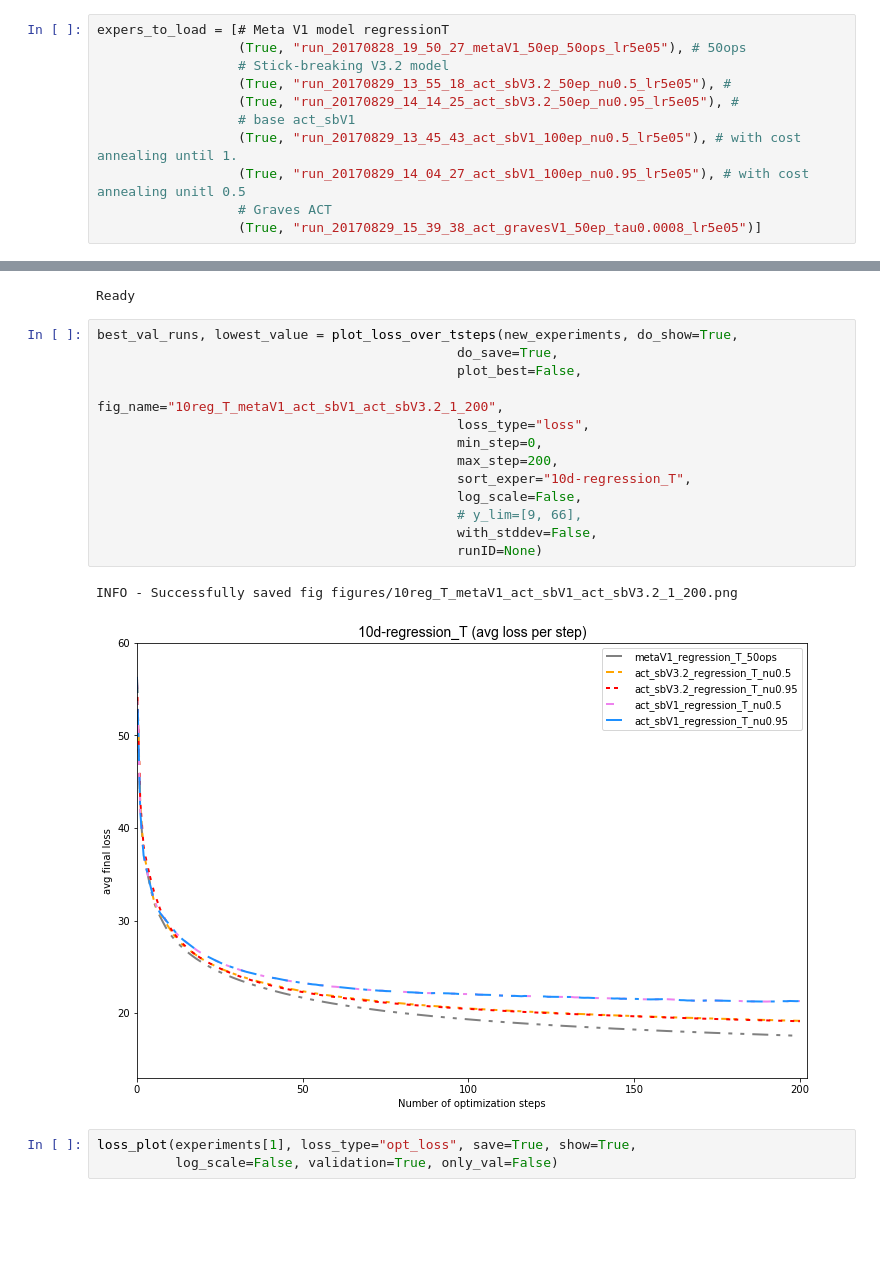
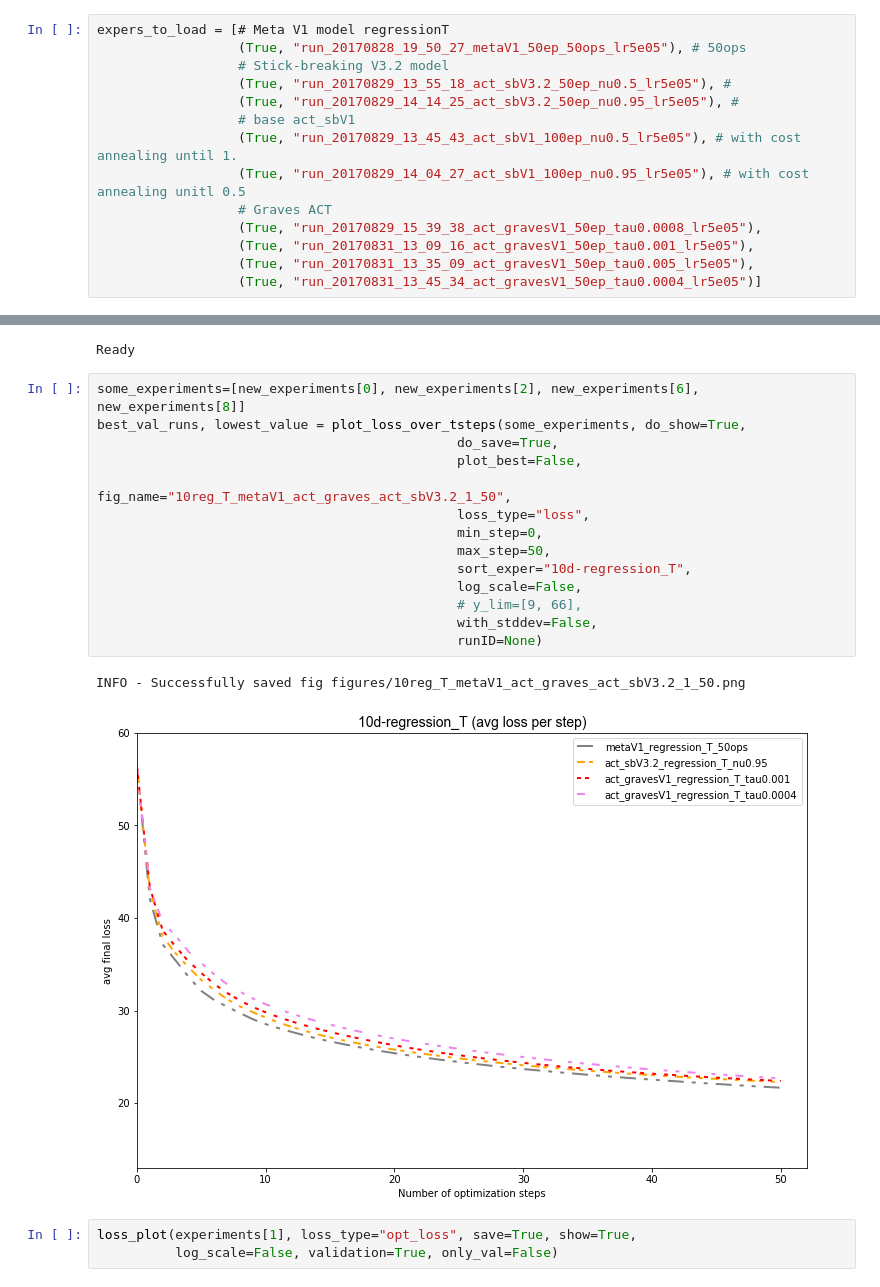
Before and after one commit to toologicbv/meta_learner, a Jupyter notebook: regressionT_results_actsb_3.ipynb, the cells around one changed output, grey strips where cells are left out. Drawn from its saved outputs; the diff is of its cells as text; blank space fills up the shorter version.

Commit message:
last commit for version 10, act_sbv1, act_sbV3.2 and act_graves on regression and regression_T

```diff
--- a/regressionT_results_actsb_3.ipynb
+++ b/regressionT_results_actsb_3.ipynb
@@ -59,7 +59,10 @@ expers_to_load = [# Meta V1 model regressionT
                   (True, "run_20170829_13_45_43_act_sbV1_100ep_nu0.5_lr5e05"), # with cost annealing until 1.
                   (True, "run_20170829_14_04_27_act_sbV1_100ep_nu0.95_lr5e05"), # with cost annealing unitl 0.5
                   # Graves ACT
-                  (True, "run_20170829_15_39_38_act_gravesV1_50ep_tau0.0008_lr5e05")]
+                  (True, "run_20170829_15_39_38_act_gravesV1_50ep_tau0.0008_lr5e05"),
+                  (True, "run_20170831_13_09_16_act_gravesV1_50ep_tau0.001_lr5e05"),
+                  (True, "run_20170831_13_35_09_act_gravesV1_50ep_tau0.005_lr5e05"),
+                  (True, "run_20170831_13_45_34_act_gravesV1_50ep_tau0.0004_lr5e05")]
 # %%
 ## IMPORTANT ---- NUMBER OF STEPS FOR TEST EVALUATION
 MAX_EVAL_STEPS = 200
@@ -149,21 +159,22 @@ print("Ready")
 # %% [output]
 Ready
 # %%
-best_val_runs, lowest_value = plot_loss_over_tsteps(new_experiments, do_show=True,
+some_experiments=[new_experiments[0], new_experiments[2], new_experiments[6], new_experiments[8]]
+best_val_runs, lowest_value = plot_loss_over_tsteps(some_experiments, do_show=True,
                                               do_save=True,
                                               plot_best=False,
-                                              fig_name="10reg_T_metaV1_act_sbV1_act_sbV3.2_1_200",
+                                              fig_name="10reg_T_metaV1_act_graves_act_sbV3.2_1_50",
                                               loss_type="loss",
                                               min_step=0,
-                                              max_step=200,
+                                              max_step=50,
                                               sort_exper="10d-regression_T",
                                               log_scale=False,
                                               # y_lim=[9, 66],
                                               with_stddev=False,
                                               runID=None)
 # %% [output]
-INFO - Successfully saved fig figures/10reg_T_metaV1_act_sbV1_act_sbV3.2_1_200.png
+INFO - Successfully saved fig figures/10reg_T_metaV1_act_graves_act_sbV3.2_1_50.png
-[figure, old version]
+[figure, new version]
 # %%
 loss_plot(experiments[1], loss_type="opt_loss", save=True, show=True,
           log_scale=False, validation=True, only_val=False)
```
Also changed, not shown: parts of 4 cells of this notebook, 3 other files.
